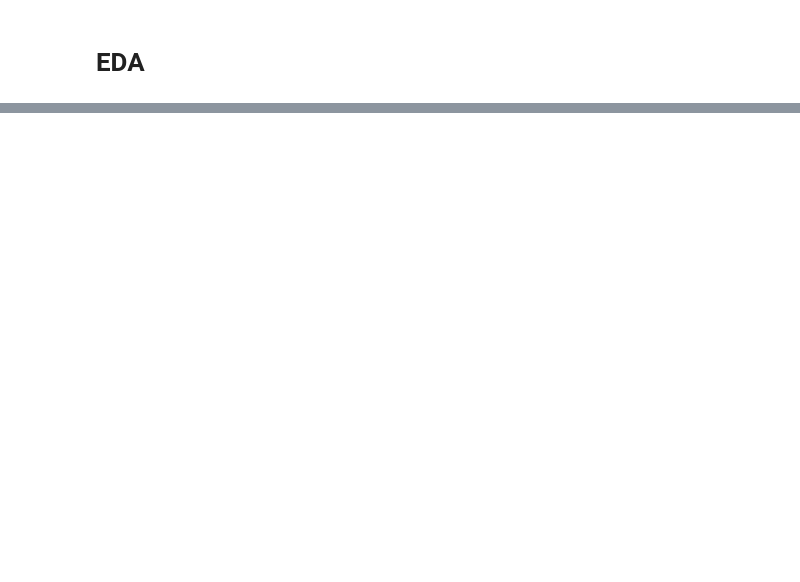
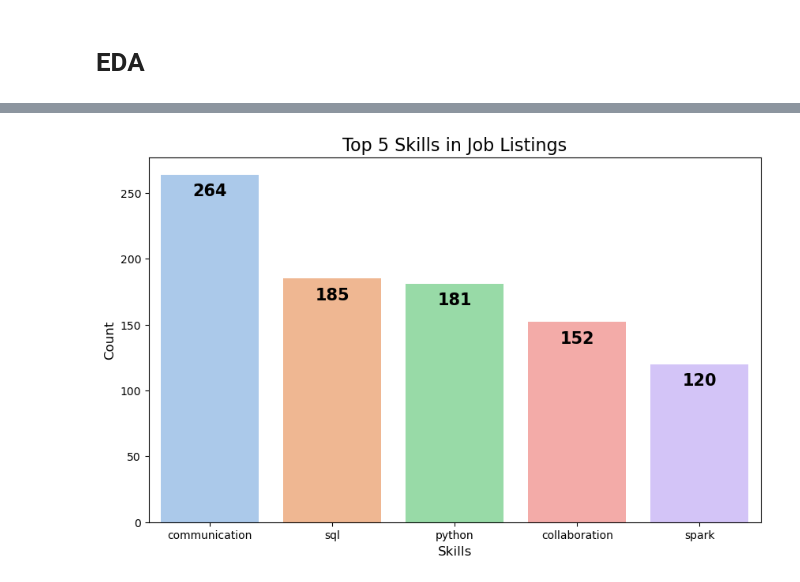
Before and after one commit to rsakadewa7/p2-hck-022-final-project-group-03, a Jupyter notebook: EDA.ipynb, the cells around one changed output, grey strips where cells are left out. Drawn from its saved outputs; the diff is of its cells as text; code cells hidden in the pictures; blank space fills up the shorter version.

```diff
--- a/EDA.ipynb
+++ b/EDA.ipynb
@@ -44,0 +92,21 @@ Passing `palette` without assigning `hue` is deprecated and will be removed in v
+# %%
+df['skills'] = df['skills'].apply(eval)
+exploded_df = df.explode('skills')
+skill_counts = exploded_df['skills'].value_counts().head(5)
+# %%
+skill_df = skill_counts.reset_index()
+skill_df.columns = ['skill', 'count']
+
+plt.figure(figsize=(10, 6))
+ax=sns.barplot(x='skill', y='count', data=skill_df, palette='pastel', hue='skill')
+plt.title('Top 5 Skills in Job Listings',fontsize=16)
+plt.xlabel('Skills',fontsize=12)
+plt.ylabel('Count',fontsize=12)
+for p in ax.patches:
+    height = p.get_height()
+    ax.annotate(f'{int(height)}', (p.get_x() + p.get_width() / 2., height),
+                fontsize=15, fontweight='bold',ha='center', va='center',
+                xytext=(0,-15), textcoords='offset points')
+plt.show()
+# %% [output]
+[figure, added]
```
Also changed, not shown: parts of 24 cells of this notebook, 4 other files.
